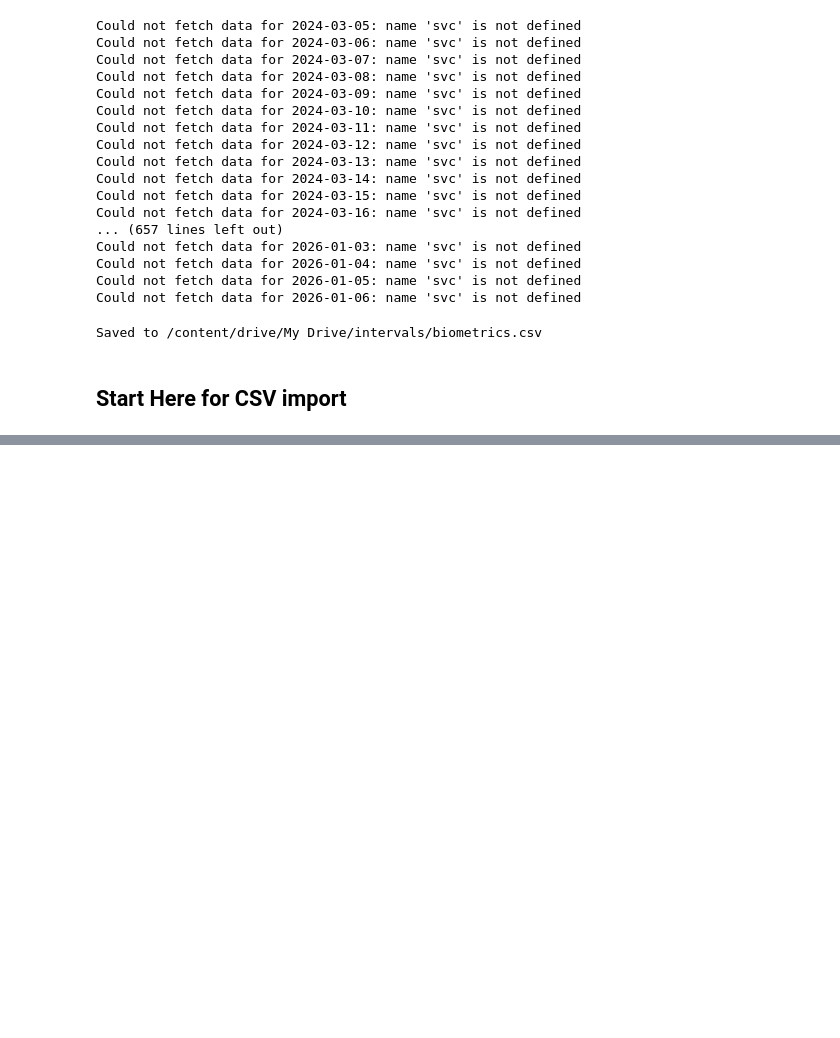
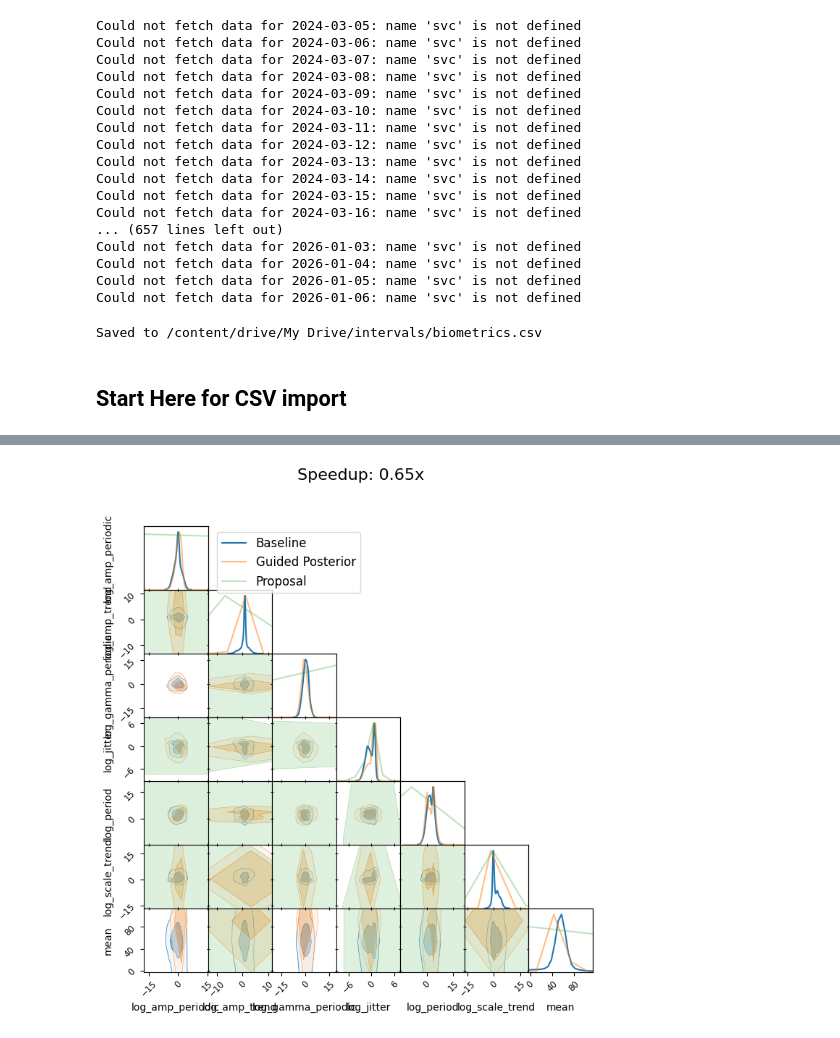
Before and after one commit to alexdrane/GaussianHeartRate, a Jupyter notebook: Gaussian_Heart_Rate.ipynb, the cells around one changed output, grey strips where cells are left out. Cells and saved outputs as stored; diff of their text form; code cells hidden in the pictures; blank space fills up the shorter version.

```diff
--- a/Gaussian_Heart_Rate.ipynb
+++ b/Gaussian_Heart_Rate.ipynb
@@ -499,0 +858,95 @@ Speedup:            0.43x
+# %%
+import matplotlib.pyplot as plt
+import pandas as pd
+import numpy as np
+from anesthetic import NestedSamples, make_2d_axes, MCMCSamples
+import jax
+import jax.numpy as jnp
+
+# --- 1. CONVERSION HELPER ---
+def to_anesthetic(dead_list, state, names, nlive):
+    # Stack BlackJAX history (list of pytrees) into arrays
+    stack = jax.tree_util.tree_map(lambda *args: jnp.stack(args), *dead_list)
+
+    d_params = np.array(stack.particles)
+    l_params = np.array(state.particles)
+
+    # FIX 1: Flatten the batch dimension if it exists (Steps, Batch, Dim) -> (Total, Dim)
+    if d_params.ndim == 3:
+        d_params = d_params.reshape(-1, d_params.shape[-1])
+
+    # Extract logL (Robust handle for 'loglikelihood' vs 'log_likelihood')
+    d_logL = np.array(getattr(stack, 'log_likelihood', getattr(stack, 'loglikelihood', None)))
+    l_logL = np.array(getattr(state, 'log_likelihood', getattr(state, 'loglikelihood', None)))
+
+    # FIX 2: Flatten logL batch dimension if it exists (Steps, Batch) -> (Total,)
+    if d_logL.ndim == 2:
+        d_logL = d_logL.flatten()
+
+    # Combine
+    data = pd.DataFrame(np.concatenate([d_params, l_params]), columns=names)
+    data['logL'] = np.concatenate([d_logL, l_logL])
+
+    # Tiny jitter to prevent triangulation crashes on identical points
+    for col in names:
+        data[col] += np.random.normal(0, data[col].std() * 1e-5, size=len(data))
+
+    # FIX 3: Do not pass nlive to __init__, set it as an attribute
+    samples = NestedSamples(data=data, logL=data['logL'])
+    samples.nlive = nlive
+    return samples
+
+# --- 2. PREPARE SAMPLES ---
+param_names = list(unravel_fn(flat_init).keys())
+
+# A. Baseline
+print("Processing Baseline...")
+s_base = to_anesthetic(dead_baseline, state, param_names, n_live)
+
+# B. Repartitioned
+print("Processing Repartitioned...")
+s_repart = to_anesthetic(dead_repart, state_2, param_names, n_live)
+
+# C. Proposal (Student-t)
+print("Generating Proposal samples...")
+rng_key, k_vis = jax.random.split(rng_key)
+prop_draws = np.array(sample_fresh(k_vis, 5000))
+s_prop = MCMCSamples(data=pd.DataFrame(prop_draws, columns=param_names))
+
+# --- 3. PLOTTING ---
+print("Plotting...")
+fig, axes = make_2d_axes(param_names, upper=False, figsize=(8, 8))
+
+# Layer 1: Baseline (Blue)
+s_base.plot_2d(axes, label="Baseline", color='C0')
+
+# Layer 2: Guided Posterior (Orange)
+s_repart.plot_2d(axes, label="Guided Posterior", color='C1', alpha=0.5)
+
+# Layer 3: Proposal (Green Dashed)
+s_prop.plot_2d(axes, label="Proposal", color='C2', alpha=0.3,
+               lower_kwargs={'linestyles': '--', 'levels': [0.95]})
+
+# --- 4. SMART ZOOM ---
+# Focus axes on the Guided Posterior results
+buffer = 1
+for y in param_names:
+    for x in param_names:
+        if x in axes and y in axes[x]:
+            ax = axes.loc[y, x]
+            if ax is None: continue
+
+            # Get limits from Repartitioned run (ignoring top/bottom 0.5% outliers)
+            xd = s_repart[x]
+            xmin, xmax = xd.quantile(0.005), xd.quantile(0.995)
+            ax.set_xlim(xmin - (xmax-xmin)*buffer, xmax + (xmax-xmin)*buffer)
+
+            if x != y:
+                yd = s_repart[y]
+                ymin, ymax = yd.quantile(0.005), yd.quantile(0.995)
+                ax.set_ylim(ymin - (ymax-ymin)*buffer, ymax + (ymax-ymin)*buffer)
+
+plt.suptitle(f"Speedup: {t_base / (t_repart + t_optim):.2f}x", fontsize=16)
+plt.legend(bbox_to_anchor=(1.05, 1), loc='upper left', fontsize=12)
+plt.show()
+# %% [output]
@@ -499,0 +957 @@ Speedup:            0.43x
+[figure, added]
```
Also changed, not shown: parts of 15 cells of this notebook.
